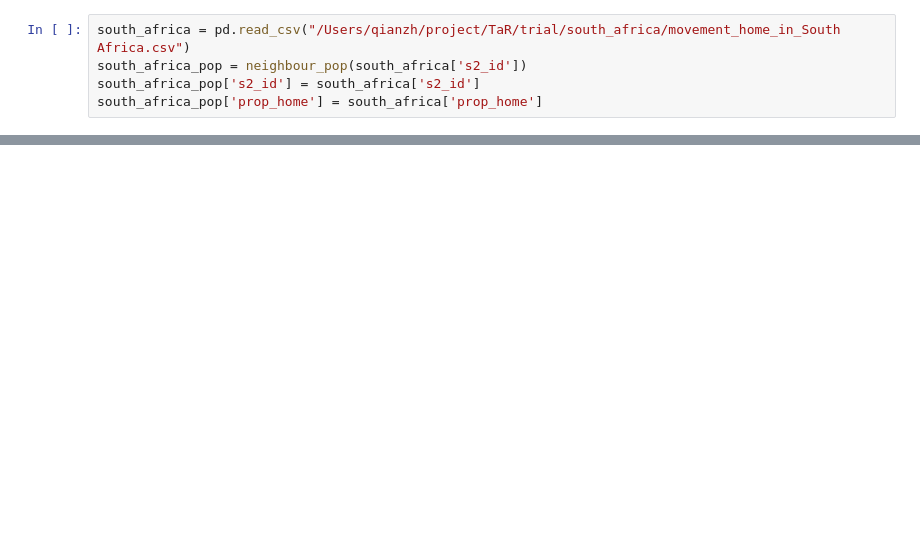
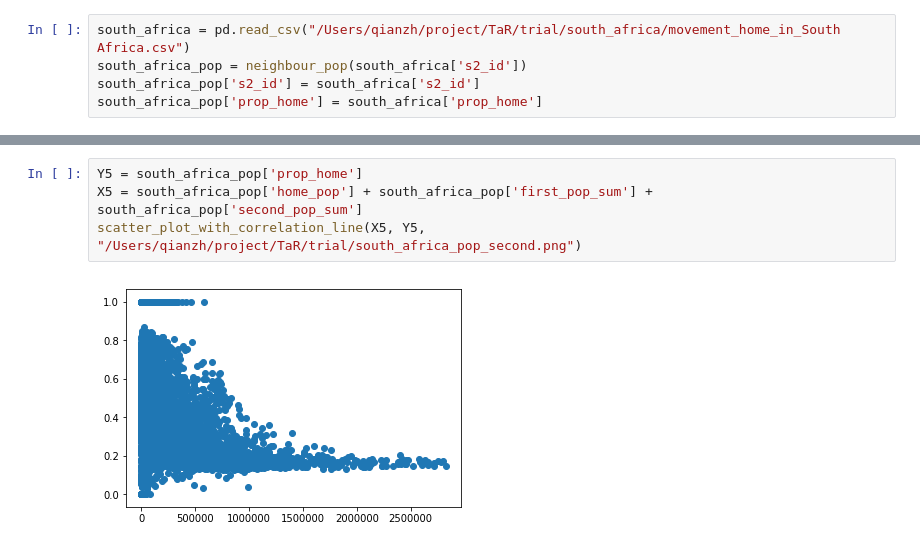
Before and after one commit to QianZhang7/TaR, a Jupyter notebook: regression.ipynb, the cells around one changed output, grey strips where cells are left out. Drawn from its saved outputs; the diff is of its cells as text; blank space fills up the shorter version.

```diff
--- a/regression.ipynb
+++ b/regression.ipynb
@@ -129,0 +252,6 @@ scatter_plot_with_correlation_line(X3, Y3, "/Users/qianzh/project/TaR/trial/sout
+# %%
+Y5 = south_africa_pop['prop_home']
+X5 = south_africa_pop['home_pop'] + south_africa_pop['first_pop_sum'] + south_africa_pop['second_pop_sum']
+scatter_plot_with_correlation_line(X5, Y5, "/Users/qianzh/project/TaR/trial/south_africa_pop_second.png")
+# %% [output]
+[figure, added]
```
Also changed, not shown: parts of 19 cells of this notebook, 10 other files.
